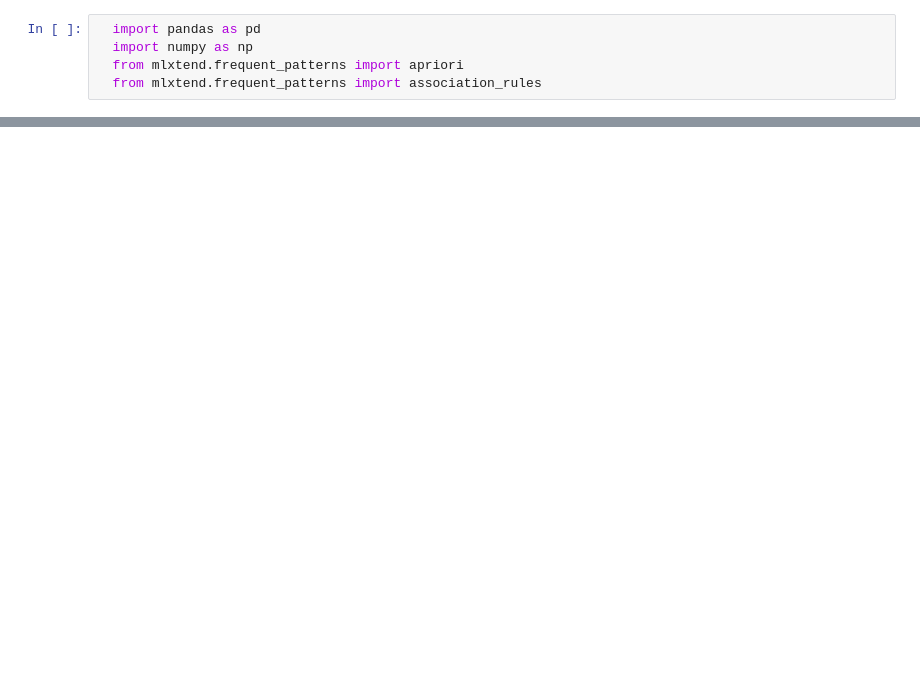
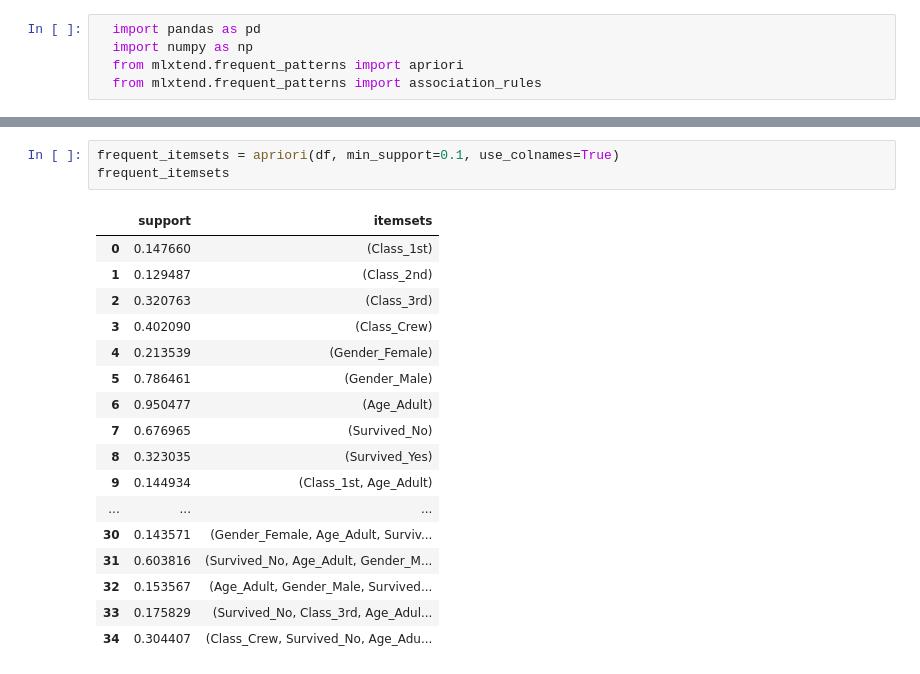
Before and after one commit to ChetanGoud77/AD-PYTHON, a Jupyter notebook: DAY_22.ipynb, the cells around one changed output, grey strips where cells are left out. Saved outputs shown, nothing was run; the diff lists cells and outputs as text; blank space fills up the shorter version.

```diff
--- a/DAY_22.ipynb
+++ b/DAY_22.ipynb
@@ -29,0 +99,21 @@ Requirement already satisfied: six>=1.5 in /usr/local/lib/python3.11/dist-packag
+# %%
+frequent_itemsets = apriori(df, min_support=0.1, use_colnames=True)
+frequent_itemsets
+# %% [output]
+|  | support | itemsets |
+| 0 | 0.147660 | (Class_1st) |
+| 1 | 0.129487 | (Class_2nd) |
+| 2 | 0.320763 | (Class_3rd) |
+| 3 | 0.402090 | (Class_Crew) |
+| 4 | 0.213539 | (Gender_Female) |
+| 5 | 0.786461 | (Gender_Male) |
+| 6 | 0.950477 | (Age_Adult) |
+| 7 | 0.676965 | (Survived_No) |
+| 8 | 0.323035 | (Survived_Yes) |
+| 9 | 0.144934 | (Class_1st, Age_Adult) |
+| ... | ... | ... |
+| 30 | 0.143571 | (Gender_Female, Age_Adult, Surviv... |
+| 31 | 0.603816 | (Survived_No, Age_Adult, Gender_M... |
+| 32 | 0.153567 | (Age_Adult, Gender_Male, Survived... |
+| 33 | 0.175829 | (Survived_No, Class_3rd, Age_Adul... |
+| 34 | 0.304407 | (Class_Crew, Survived_No, Age_Adu... |
```
Also changed, not shown: parts of 11 cells of this notebook.
